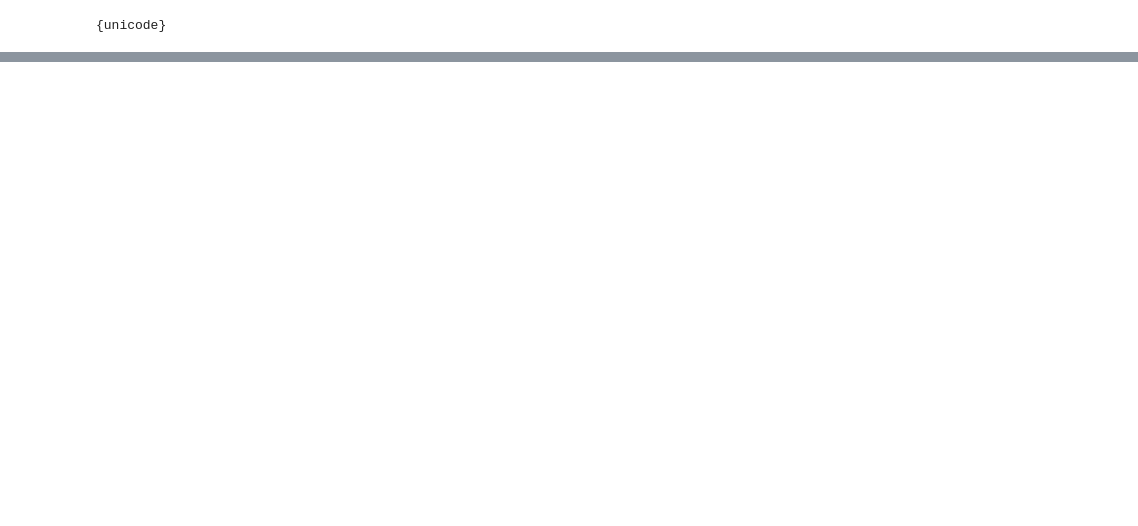
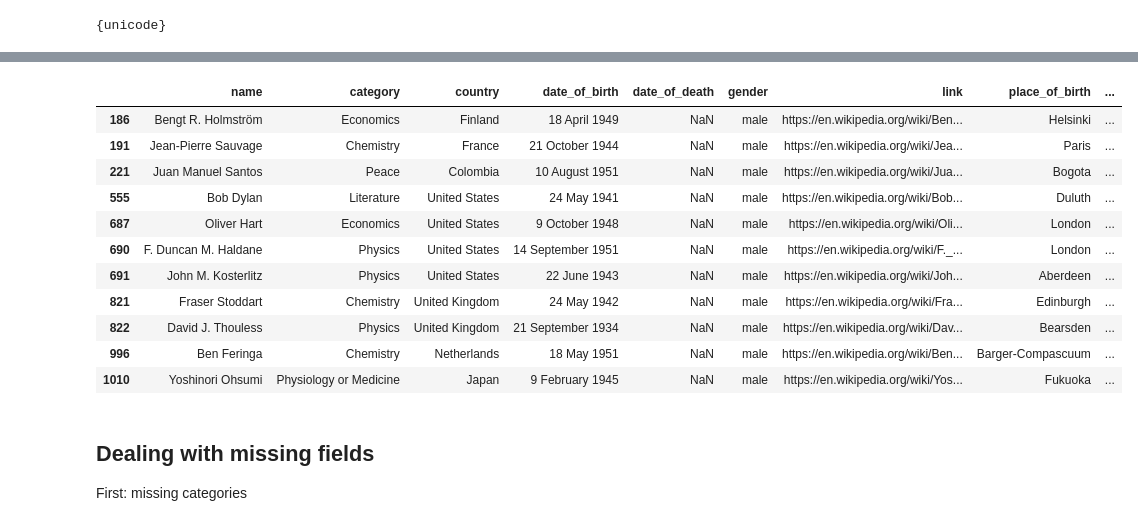
Before and after one commit to dyoung418/dataviz-python-js, a Jupyter notebook: Cleaning Data with Pandas.ipynb, the cells around one changed output, grey strips where cells are left out. Drawn from its saved outputs; the diff is of its cells as text; code cells hidden in the pictures; blank space fills up the shorter version.

Commit message:
Got all data cleaning to work and fixed minibios

```diff
--- a/Cleaning Data with Pandas.ipynb
+++ b/Cleaning Data with Pandas.ipynb
@@ -220,0 +192,6 @@ Series([], Name: name, dtype: object)
+# %%
+# Rows with born_in are duplicate entries, so remove all rows
+# which are not NaN in bornin_col
+df = df[df.born_in.isnull()]
+print(df.count()) # note that born_in count is now 0
+#df = df.drop('born_in', axis=1) # drop the born_in column
@@ -220,0 +323,33 @@ Series([], Name: name, dtype: object)
+# %%
+# This output shows that some recipients are in our dataset
+# twice for the same year, but different countries.
+
+# Change Curie's country to France for the 1911 entry
+df.loc[(df.name == u'Marie Sk\u0142odowska-Curie') &\
+      (df.year == 1911), 'country'] = 'France'
+
+df.drop(df[(df.name=='Sidney Altman') & (df.year==1990)].index, inplace=True)
+# could have done this the following way as well:
+df = df[~((df.name=='Sidney Altman') & (df.year==1990))] # ~ is the logical 'not'
+# %%
+# define function for doing these cleanup activities
+def clean_data(df):
+    df = df.replace('', np.nan)
+    df = df[df.born_in.isnull()] # eliminates the rows with 'born_in' values
+    df = df.drop('born_in', axis=1) # don't need this column anymore
+    df.drop(df[df.year==1809].index, inplace=True)
+    df = df[~(df['name']=='Marie Curie')]
+    df.loc[(df.name == u'Marie Sk\u0142odowska-Curie') &\
+      (df.year == 1911), 'country'] = 'France'
+    df = df[~((df.name=='Sidney Altman') & (df.year==1990))] # selects all rows 'not' (~) Sidney Altma 1990
+    return df
+
+df = clean_data(df)
+# %%
+# get rid of half of the dual country winners so each prize just counts once.
+# to be fair, randomize the rows first so that country deleted is random.
+df = df.reindex(np.random.permutation(df.index)) # randomize the index
+# drop duplicate rows (both 'name' and 'year' the same) after the first encountered
+df = df.drop_duplicates(['name', 'year'])
+df = df.sort_index() # go back to unrandomized index
+df.count()
@@ -220,0 +385,18 @@ Series([], Name: name, dtype: object)
+# %%
+df[df.year.isin([2016, 2017])] #my total differs from book, so look at recent winners...
+# %% [output]
+|  | name | category | country | date_of_birth | date_of_death | gender | link | place_of_birth | ... |
+| 186 | Bengt R. Holmström | Economics | Finland | 18 April 1949 | NaN | male | https://en.wikipedia.org/wiki/Ben... | Helsinki | ... |
+| 191 | Jean-Pierre Sauvage | Chemistry | France | 21 October 1944 | NaN | male | https://en.wikipedia.org/wiki/Jea... | Paris | ... |
+| 221 | Juan Manuel Santos | Peace | Colombia | 10 August 1951 | NaN | male | https://en.wikipedia.org/wiki/Jua... | Bogota | ... |
+| 555 | Bob Dylan | Literature | United States | 24 May 1941 | NaN | male | https://en.wikipedia.org/wiki/Bob... | Duluth | ... |
+| 687 | Oliver Hart | Economics | United States | 9 October 1948 | NaN | male | https://en.wikipedia.org/wiki/Oli... | London | ... |
+| 690 | F. Duncan M. Haldane | Physics | United States | 14 September 1951 | NaN | male | https://en.wikipedia.org/wiki/F._... | London | ... |
+| 691 | John M. Kosterlitz | Physics | United States | 22 June 1943 | NaN | male | https://en.wikipedia.org/wiki/Joh... | Aberdeen | ... |
+| 821 | Fraser Stoddart | Chemistry | United Kingdom | 24 May 1942 | NaN | male | https://en.wikipedia.org/wiki/Fra... | Edinburgh | ... |
+| 822 | David J. Thouless | Physics | United Kingdom | 21 September 1934 | NaN | male | https://en.wikipedia.org/wiki/Dav... | Bearsden | ... |
+| 996 | Ben Feringa | Chemistry | Netherlands | 18 May 1951 | NaN | male | https://en.wikipedia.org/wiki/Ben... | Barger-Compascuum | ... |
+| 1010 | Yoshinori Ohsumi | Physiology or Medicine | Japan | 9 February 1945 | NaN | male | https://en.wikipedia.org/wiki/Yos... | Fukuoka | ... |
+# %% [markdown]
+## Dealing with missing fields
+First: missing categories
```
Also changed, not shown: parts of 46 cells of this notebook, 6 other files.
